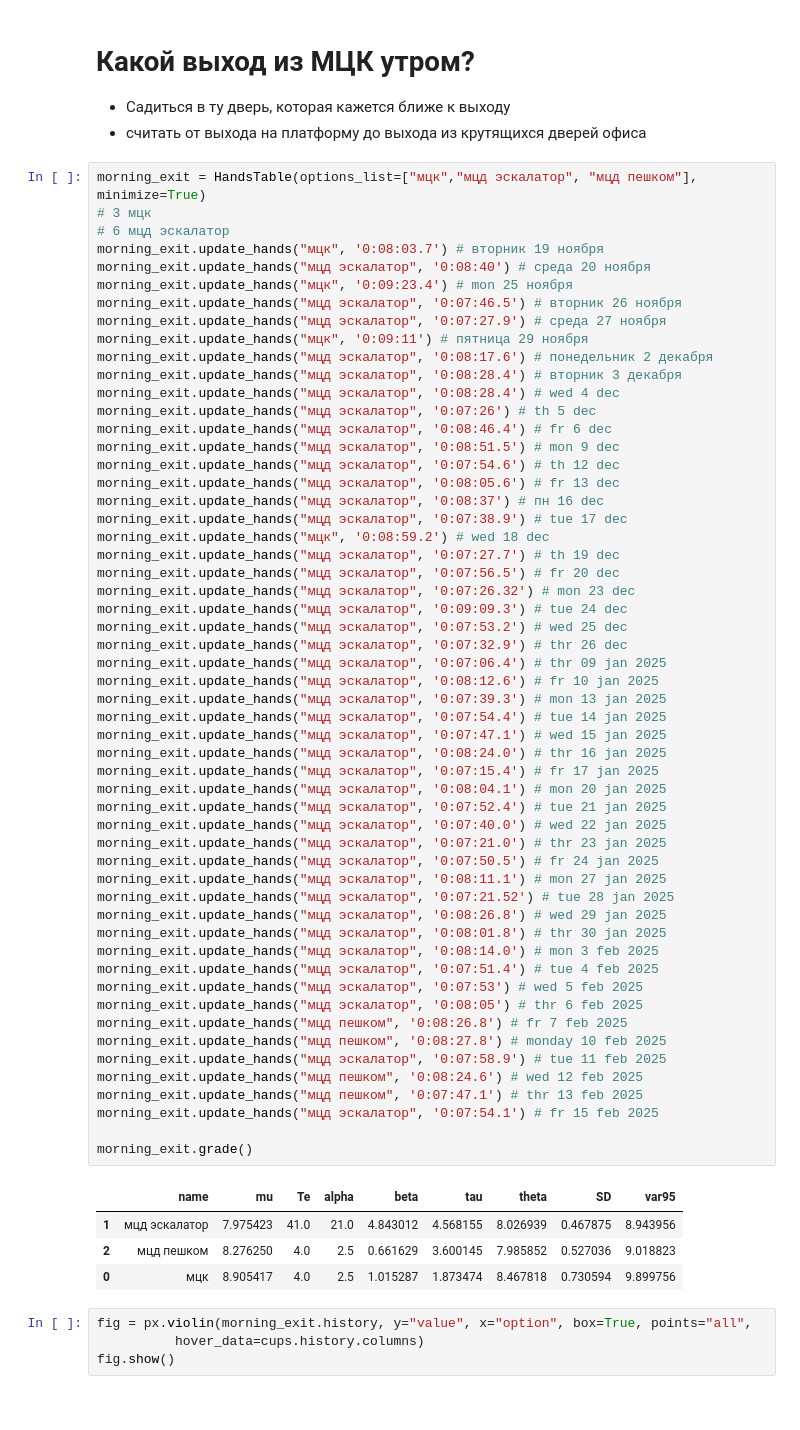
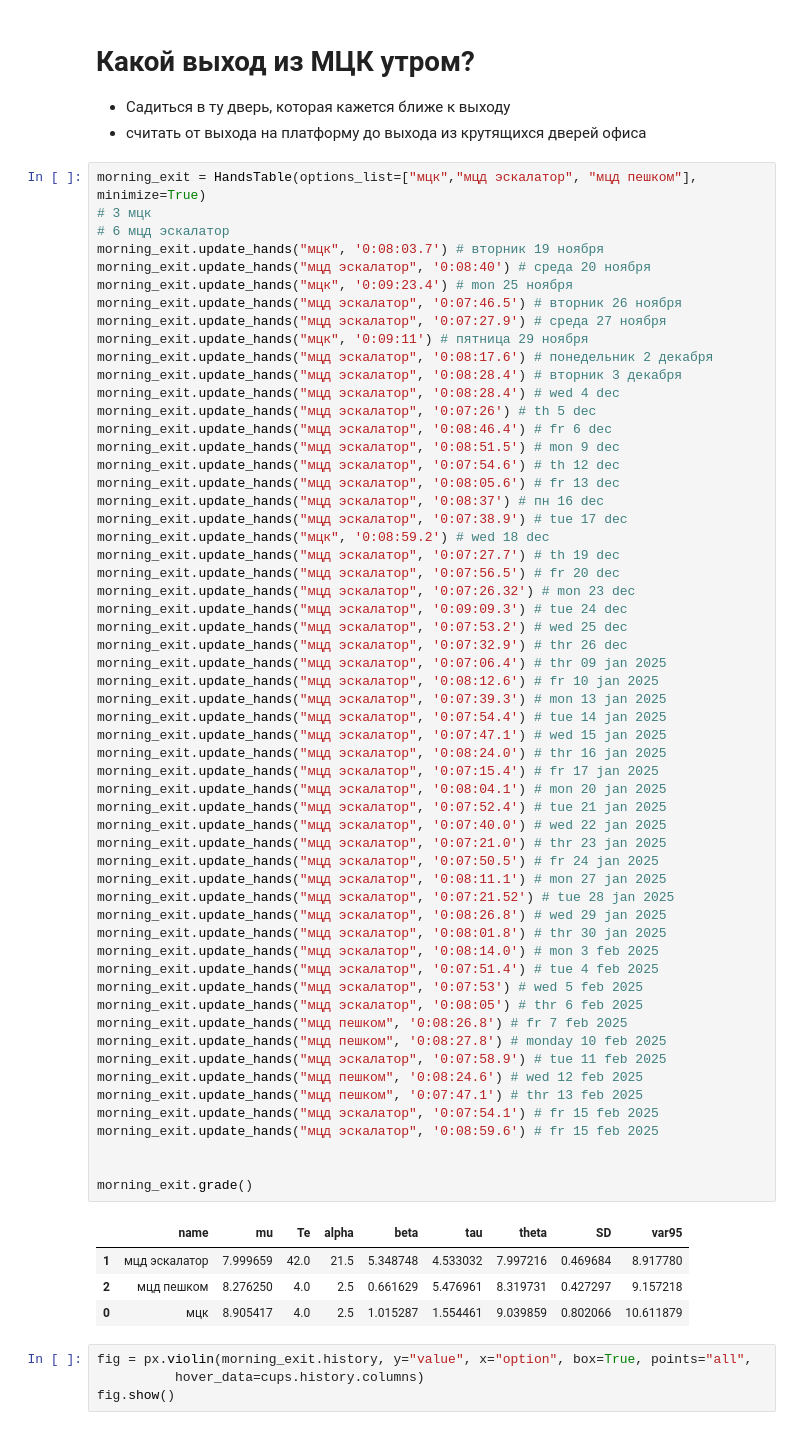
Before and after one commit to ksetdekov/trip_choice_optimizer, a Jupyter notebook: coffee-amount-optimization.ipynb, the cells around one changed output. Saved outputs shown, nothing was run; the diff lists cells and outputs as text.

```diff
--- a/coffee-amount-optimization.ipynb
+++ b/coffee-amount-optimization.ipynb
@@ -325,36 +326,38 @@ morning_exit.update_hands("мцд эскалатор", '0:07:32.9') # thr 26 dec
 morning_exit.update_hands("мцд эскалатор", '0:07:06.4') # thr 09 jan 2025
 morning_exit.update_hands("мцд эскалатор", '0:08:12.6') # fr 10 jan 2025
 morning_exit.update_hands("мцд эскалатор", '0:07:39.3') # mon 13 jan 2025
 morning_exit.update_hands("мцд эскалатор", '0:07:54.4') # tue 14 jan 2025
 morning_exit.update_hands("мцд эскалатор", '0:07:47.1') # wed 15 jan 2025
 morning_exit.update_hands("мцд эскалатор", '0:08:24.0') # thr 16 jan 2025
 morning_exit.update_hands("мцд эскалатор", '0:07:15.4') # fr 17 jan 2025
 morning_exit.update_hands("мцд эскалатор", '0:08:04.1') # mon 20 jan 2025
 morning_exit.update_hands("мцд эскалатор", '0:07:52.4') # tue 21 jan 2025
 morning_exit.update_hands("мцд эскалатор", '0:07:40.0') # wed 22 jan 2025
 morning_exit.update_hands("мцд эскалатор", '0:07:21.0') # thr 23 jan 2025
 morning_exit.update_hands("мцд эскалатор", '0:07:50.5') # fr 24 jan 2025
 morning_exit.update_hands("мцд эскалатор", '0:08:11.1') # mon 27 jan 2025
 morning_exit.update_hands("мцд эскалатор", '0:07:21.52') # tue 28 jan 2025
 morning_exit.update_hands("мцд эскалатор", '0:08:26.8') # wed 29 jan 2025
 morning_exit.update_hands("мцд эскалатор", '0:08:01.8') # thr 30 jan 2025
 morning_exit.update_hands("мцд эскалатор", '0:08:14.0') # mon 3 feb 2025
 morning_exit.update_hands("мцд эскалатор", '0:07:51.4') # tue 4 feb 2025
 morning_exit.update_hands("мцд эскалатор", '0:07:53') # wed 5 feb 2025
 morning_exit.update_hands("мцд эскалатор", '0:08:05') # thr 6 feb 2025
 morning_exit.update_hands("мцд пешком", '0:08:26.8') # fr 7 feb 2025
 morning_exit.update_hands("мцд пешком", '0:08:27.8') # monday 10 feb 2025
 morning_exit.update_hands("мцд эскалатор", '0:07:58.9') # tue 11 feb 2025
 morning_exit.update_hands("мцд пешком", '0:08:24.6') # wed 12 feb 2025
 morning_exit.update_hands("мцд пешком", '0:07:47.1') # thr 13 feb 2025
 morning_exit.update_hands("мцд эскалатор", '0:07:54.1') # fr 15 feb 2025
+morning_exit.update_hands("мцд эскалатор", '0:08:59.6') # fr 15 feb 2025
+
 
 morning_exit.grade()
 # %% [output]
 |  | name | mu | Te | alpha | beta | tau | theta | SD | var95 |
-| 1 | мцд эскалатор | 7.975423 | 41.0 | 21.0 | 4.843012 | 4.568155 | 8.026939 | 0.467875 | 8.943956 |
-| 2 | мцд пешком | 8.276250 | 4.0 | 2.5 | 0.661629 | 3.600145 | 7.985852 | 0.527036 | 9.018823 |
-| 0 | мцк | 8.905417 | 4.0 | 2.5 | 1.015287 | 1.873474 | 8.467818 | 0.730594 | 9.899756 |
+| 1 | мцд эскалатор | 7.999659 | 42.0 | 21.5 | 5.348748 | 4.533032 | 7.997216 | 0.469684 | 8.917780 |
+| 2 | мцд пешком | 8.276250 | 4.0 | 2.5 | 0.661629 | 5.476961 | 8.319731 | 0.427297 | 9.157218 |
+| 0 | мцк | 8.905417 | 4.0 | 2.5 | 1.015287 | 1.554461 | 9.039859 | 0.802066 | 10.611879 |
 # %%
 fig = px.violin(morning_exit.history, y="value", x="option", box=True, points="all",
           hover_data=cups.history.columns)
```
Also changed, not shown: parts of 5 cells of this notebook.
